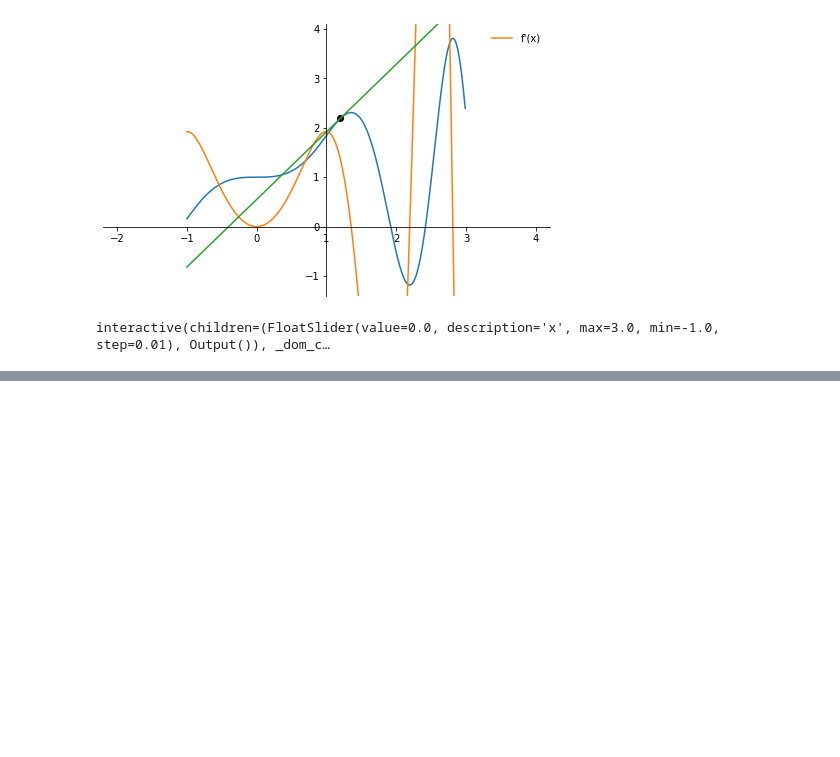
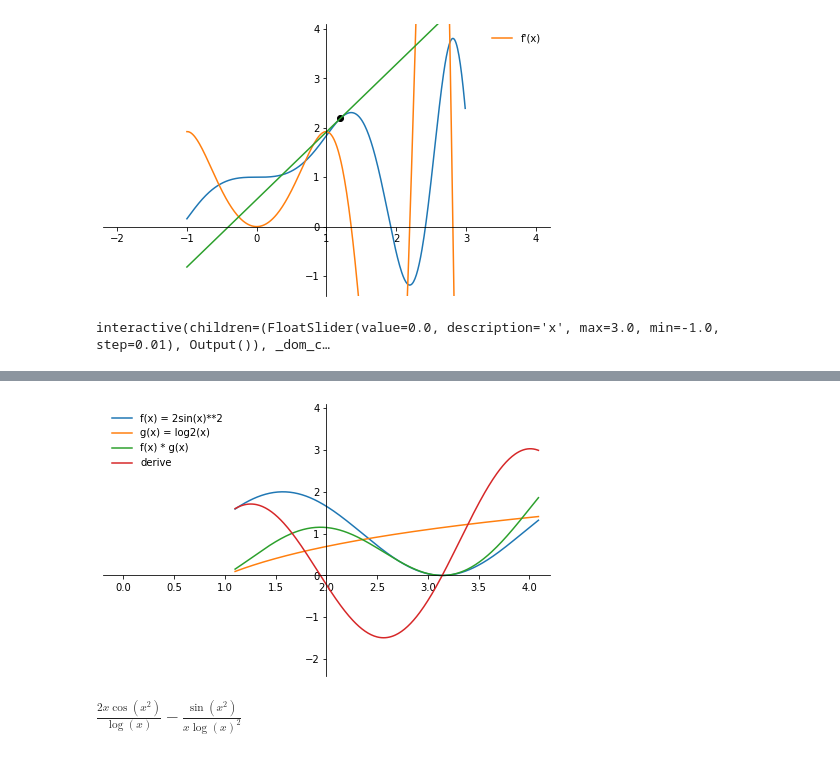
Before and after one commit to JoDeMiro/DeepLearningIntroduction, a Jupyter notebook: 00_Math_behind_Neural_Network_and_Gradient_Descent.ipynb, the cells around one changed output, grey strips where cells are left out. Saved outputs shown, nothing was run; the diff lists cells and outputs as text; code cells hidden in the pictures; blank space fills up the shorter version.

```diff
--- a/00_Math_behind_Neural_Network_and_Gradient_Descent.ipynb
+++ b/00_Math_behind_Neural_Network_and_Gradient_Descent.ipynb
@@ -378,0 +389,52 @@ HTML("""
+# %%
+def f(x):
+  return 2 * np.sin(x)**2
+
+def g(x):
+  return np.log(x)
+
+def v(x):
+  return f(x)*g(x)
+
+def f_derive(x):
+  return 4*np.sin(x)*np.cos(x)
+
+def g_derive(x):
+  return 1/x
+
+def v_derive(x):
+  return ((f_derive(x) * g(x)) + (f(x) * g_derive(x)))
+# %%
+fig = plt.figure(figsize=(8, 5))
+ax = fig.add_subplot(1, 1, 1)
+
+ax.spines['left'].set_position('center')
+ax.spines['bottom'].set_position('zero')
+ax.spines['right'].set_color('none')
+ax.spines['top'].set_color('none')
+ax.xaxis.set_ticks_position('bottom')
+ax.yaxis.set_ticks_position('left')
+
+plt.plot(_x, f(_x), label='f(x) = 2sin(x)**2')
+plt.plot(_x, g(_x), label='g(x) = log2(x)')
+plt.plot(_x, v(_x), label='f(x) * g(x)')
+plt.plot(_x, v_derive(_x), label='derive')
+
+plt.xlim(-0.2, 4.2)
+plt.ylim(-2.4, 4.1)
+plt.legend(frameon=False)
+plt.show()
+# %% [output]
+[figure, added]
+# %%
+from sympy import *
+
+x = Symbol('x')
+y = sin(x**2)/log(x)
+# y = 2*sin(x)**2
+# y = log(x) + 1
+# y = x**2 + 1
+yprime = y.diff(x)
+yprime
+# %% [output]
+$\displaystyle \frac{2 x \cos{\left(x^{2} \right)}}{\log{\left(x \right)}} - \frac{\sin{\left(x^{2} \right)}}{x \log{\left(x \right)}^{2}}$
```
Also changed, not shown: parts of 7 cells of this notebook.
